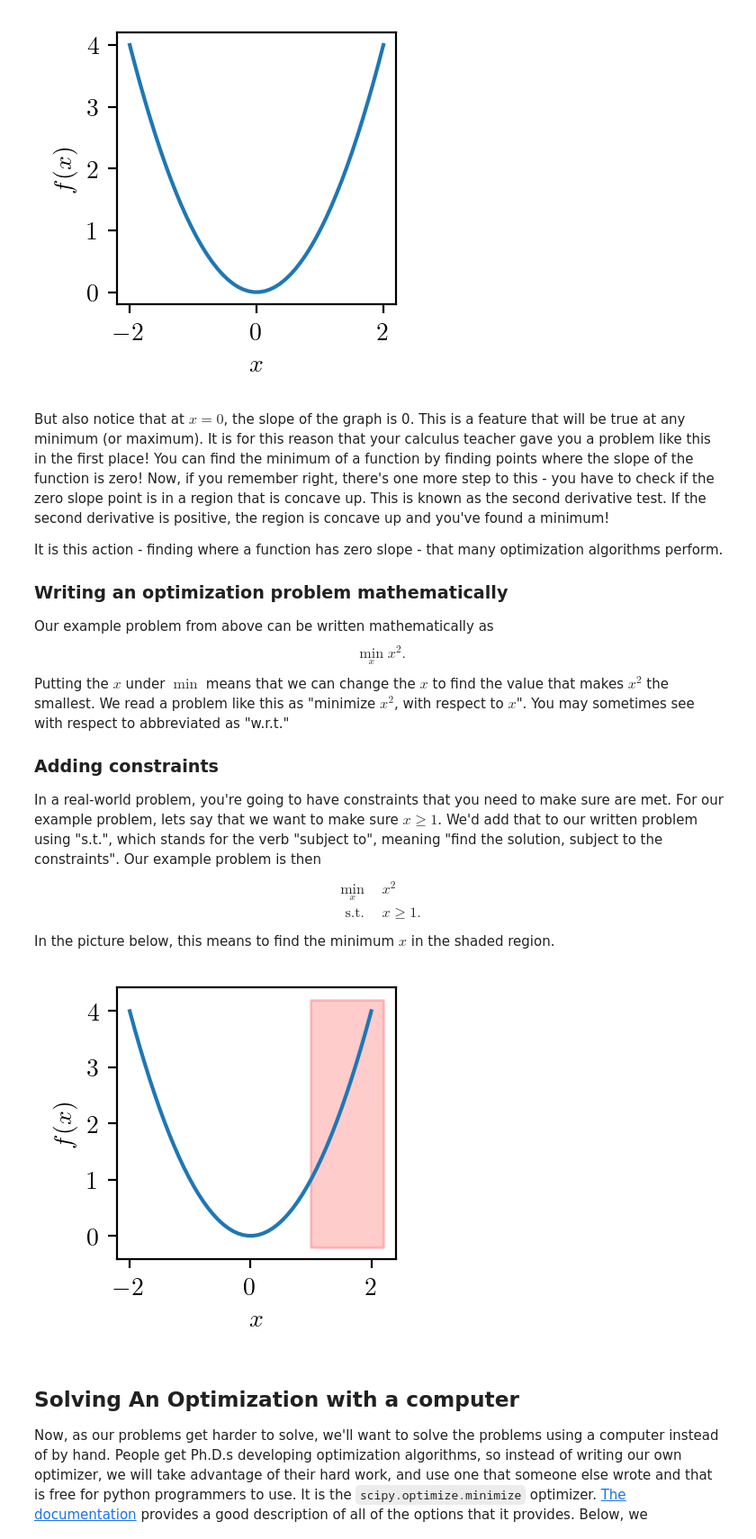
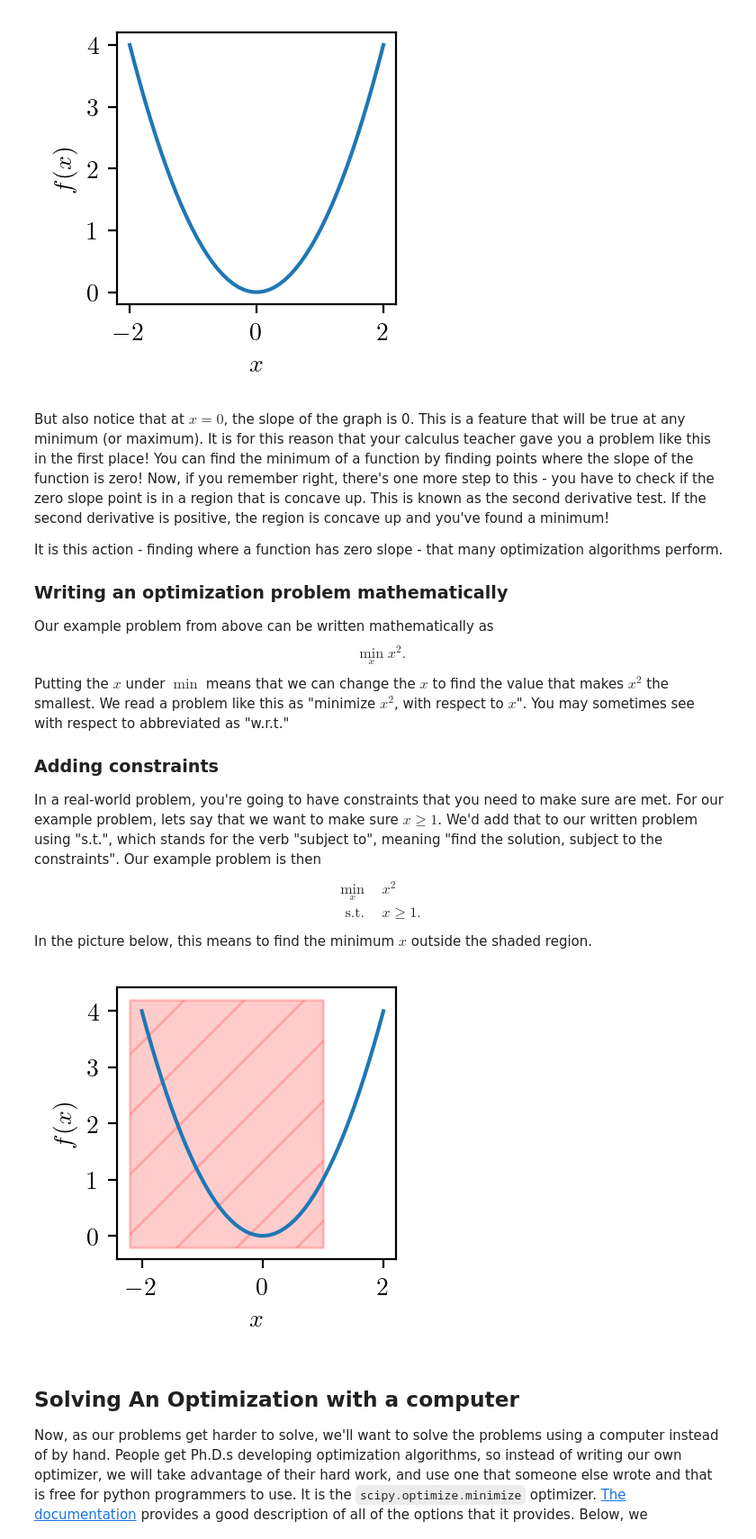
Before and after one commit to jbwillis/GeneralNotebooks, a Jupyter notebook: Math/IntroToOptimization.ipynb, the cells around one changed output. Shown at 90% size. Drawn from its saved outputs; the diff is of its cells as text; code cells hidden in the pictures.

Commit message:
Hatch the shaded region

```diff
--- a/Math/IntroToOptimization.ipynb
+++ b/Math/IntroToOptimization.ipynb
@@ -43,16 +43,16 @@ In a real-world problem, you're going to have constraints that you need to make
 \min_x &&&x^2\\
 \text{s.t.} &&& x \geq 1.
 \end{align}
-In the picture below, this means to find the minimum $x$ in the shaded region.
+In the picture below, this means to find the minimum $x$ outside the shaded region.
 # %%
 x = np.linspace(-2,2)
 plt.plot(x, x**2)
 plt.xlabel(r"$x$")
 plt.ylabel(r"$f(x)$")
-plt.fill_betweenx(plt.ylim(), plt.xlim()[1], 1, alpha=.2, color="r")
+plt.fill_betweenx(plt.ylim(), plt.xlim()[0], 1, alpha=.2, color="r", hatch="/")
 pass
 # %% [output]
-[figure, old version]
+[figure, new version]
 # %% [markdown]
 ## Solving An Optimization with a computer
 Now, as our problems get harder to solve, we'll want to solve the problems using a computer instead of by hand. People get Ph.D.s developing optimization algorithms, so instead of writing our own optimizer, we will take advantage of their hard work, and use one that someone else wrote and that is free for python programmers to use. It is the `scipy.optimize.minimize` optimizer. [The documentation](https://docs.scipy.org/doc/scipy/reference/generated/scipy.optimize.minimize.html) provides a good description of all of the options that it provides. Below, we demonstrate how to write our example optimization for this optimizer.
```
